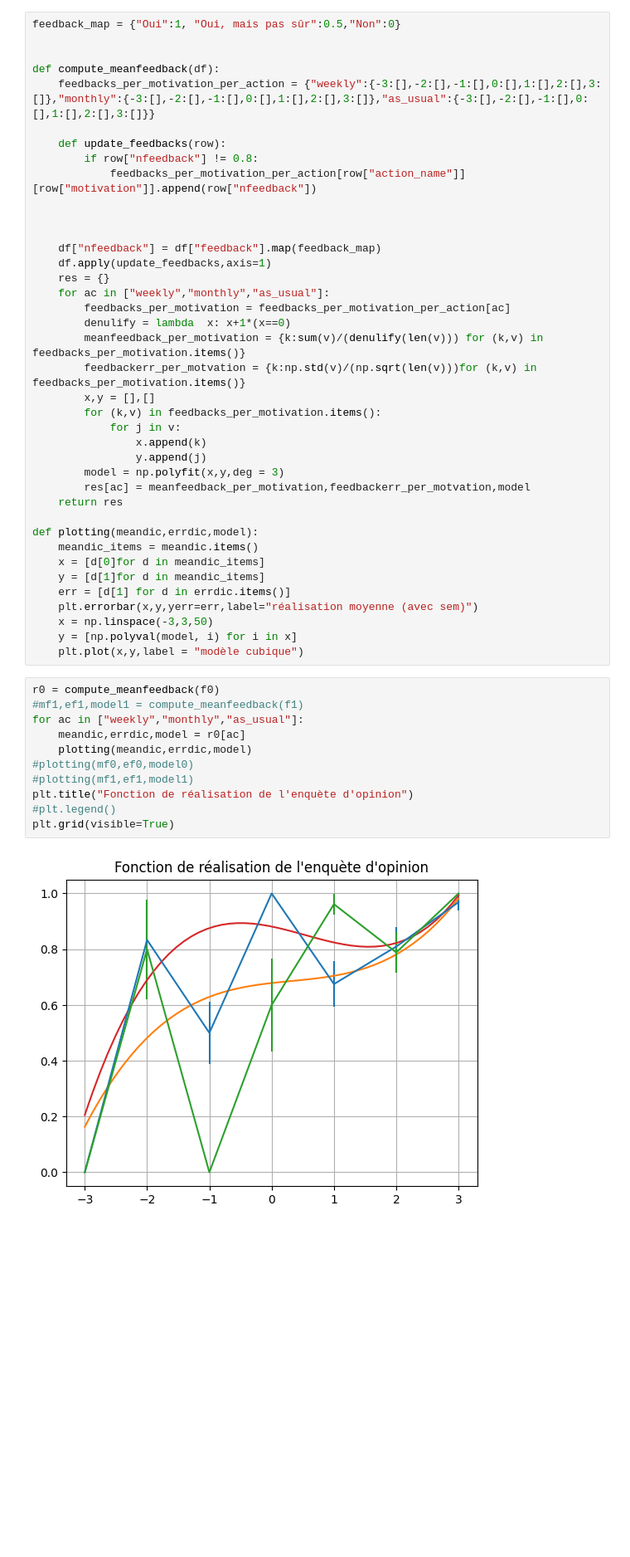
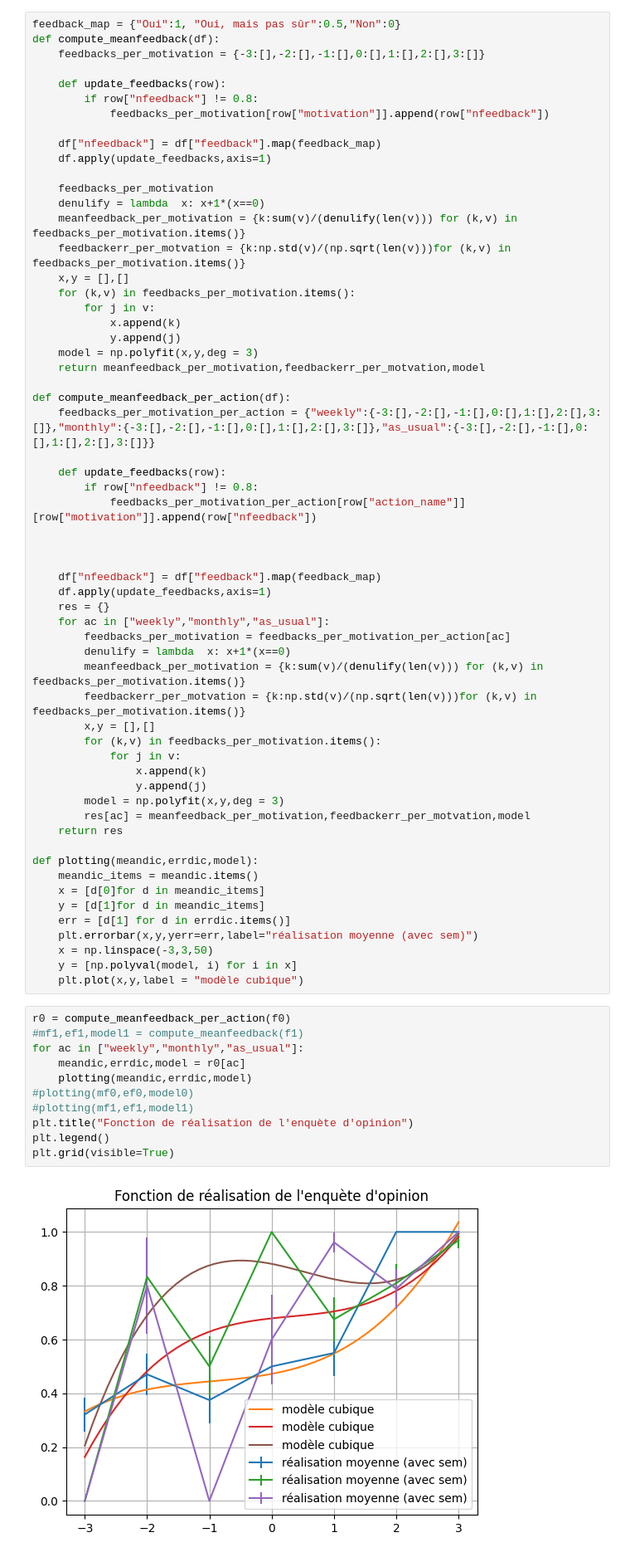
Before and after one commit to novincent/OptimacForm, a Jupyter notebook: src/data_treatment.ipynb, the cells around one changed output. Shown at 83% size. Saved outputs shown, nothing was run; the diff lists cells and outputs as text; blank space fills up the shorter version.

Commit message:
plotting things

```diff
--- a/src/data_treatment.ipynb
+++ b/src/data_treatment.ipynb
@@ -40,8 +42,28 @@ f1
 # %%
 feedback_map = {"Oui":1, "Oui, mais pas sûr":0.5,"Non":0}
+def compute_meanfeedback(df):
+    feedbacks_per_motivation = {-3:[],-2:[],-1:[],0:[],1:[],2:[],3:[]}
 
+    def update_feedbacks(row):
+        if row["nfeedback"] != 0.8:
+            feedbacks_per_motivation[row["motivation"]].append(row["nfeedback"])
 
-def compute_meanfeedback(df):
+    df["nfeedback"] = df["feedback"].map(feedback_map)
+    df.apply(update_feedbacks,axis=1)
+
+    feedbacks_per_motivation
+    denulify = lambda  x: x+1*(x==0)
+    meanfeedback_per_motivation = {k:sum(v)/(denulify(len(v))) for (k,v) in feedbacks_per_motivation.items()}
+    feedbackerr_per_motvation = {k:np.std(v)/(np.sqrt(len(v)))for (k,v) in feedbacks_per_motivation.items()}
+    x,y = [],[]
+    for (k,v) in feedbacks_per_motivation.items():
+        for j in v:
+            x.append(k)
+            y.append(j)
+    model = np.polyfit(x,y,deg = 3)
+    return meanfeedback_per_motivation,feedbackerr_per_motvation,model
+
+def compute_meanfeedback_per_action(df):
     feedbacks_per_motivation_per_action = {"weekly":{-3:[],-2:[],-1:[],0:[],1:[],2:[],3:[]},"monthly":{-3:[],-2:[],-1:[],0:[],1:[],2:[],3:[]},"as_usual":{-3:[],-2:[],-1:[],0:[],1:[],2:[],3:[]}}
 
     def update_feedbacks(row):
@@ -77,15 +99,15 @@ def plotting(meandic,errdic,model):
     y = [np.polyval(model, i) for i in x]
     plt.plot(x,y,label = "modèle cubique")
 # %%
-r0 = compute_meanfeedback(f0)
+r0 = compute_meanfeedback_per_action(f0)
 #mf1,ef1,model1 = compute_meanfeedback(f1)
 for ac in ["weekly","monthly","as_usual"]:
     meandic,errdic,model = r0[ac]
     plotting(meandic,errdic,model)
 #plotting(mf0,ef0,model0)
 #plotting(mf1,ef1,model1)
 plt.title("Fonction de réalisation de l'enquète d'opinion")
-#plt.legend()
+plt.legend()
 plt.grid(visible=True)
 # %% [output]
-[figure, old version]
+[figure, new version]
```
Also changed, not shown: parts of 7 cells of this notebook, 6 other files.
